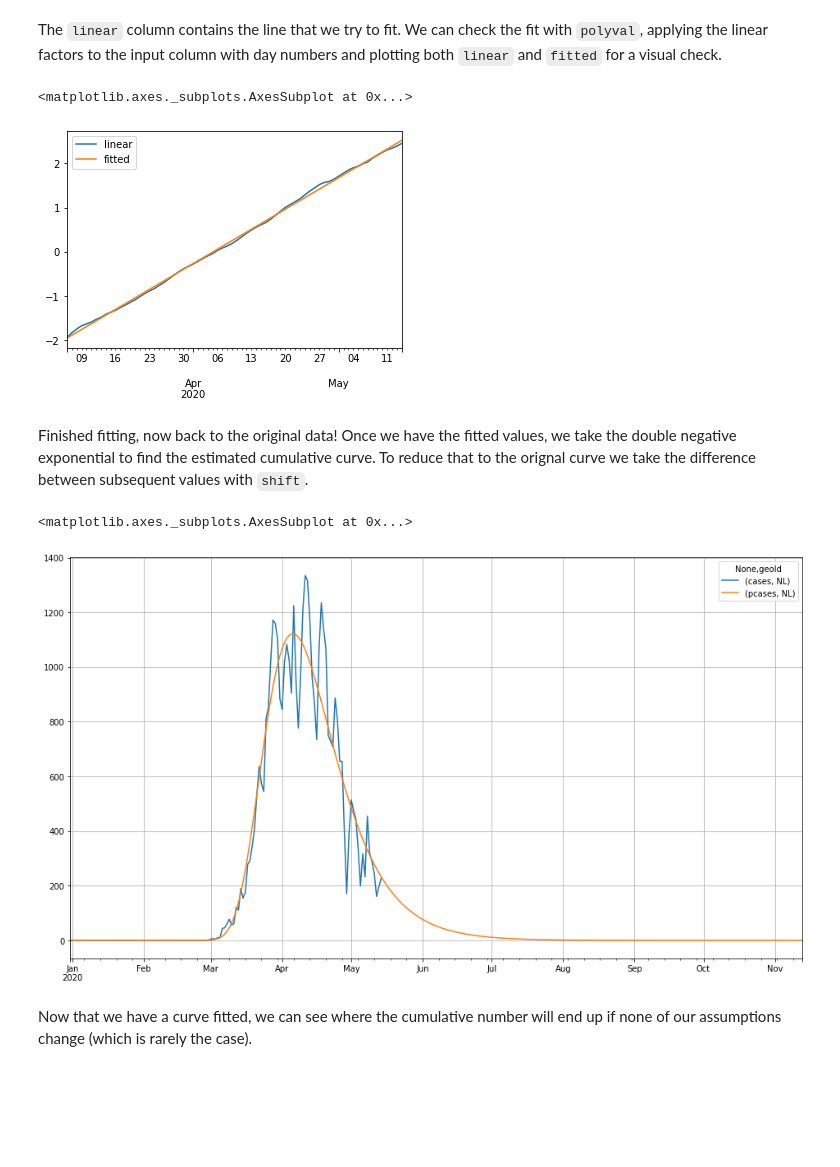
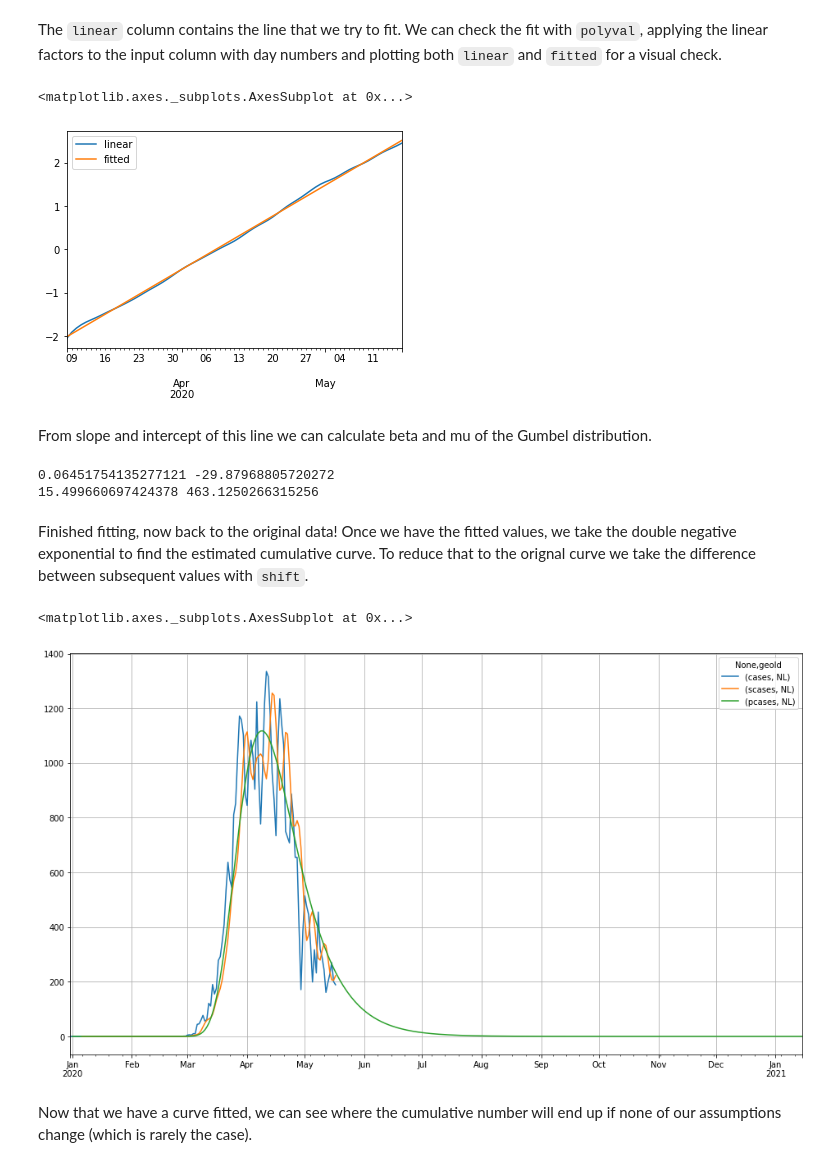
Before and after one commit to R3dje/COVID19, a Jupyter notebook: Gumbelpivot.ipynb, the cells around one changed output. Saved outputs shown, nothing was run; the diff lists cells and outputs as text; code cells hidden in the pictures; blank space fills up the shorter version.

Commit message:
Add smoothing, beta, mu, peak, floor, formatting and tweaks

```diff
--- a/Gumbelpivot.ipynb
+++ b/Gumbelpivot.ipynb
@@ -41,8 +36,8 @@ df.head(10)
 # %% [markdown]
 To make room in the dataframe for future predictions, we add columns for those values and set them to missing for now.
 # %%
-df['pcases']  = np.nan
-df['pdeaths'] = np.nan
+#df['pcases']  = np.nan
+#df['pdeaths'] = np.nan
 # %% [markdown]
 Last check of our source dataframe.
 # %%
@@ -65,7 +58,7 @@ dtype: int64
 # %% [markdown]
 We pivot to a country by column format.
 # %%
-df_geo = df.pivot(index='dateRep', columns='geoId', values=['cases', 'deaths', 'pcases', 'pdeaths'])
+df_geo = df.pivot(index='dateRep', columns='geoId', values=['cases', 'deaths'])
 df_geo
 # %% [output]
 |  | cases |  |  |  |  |  |  |  |  |  | ... | ... |
@@ -86,7 +79,7 @@ df_geo
 # %% [markdown]
 For predictions later on we need extra rows in our dataframe. One of the ways to do that is reindexing with a larger range, so we use the current range and add six months and check our latest date.
 # %%
-new_index = pd.date_range(df_geo.index.min(), df_geo.index.max() + pd.Timedelta('183 days'))
+new_index = pd.date_range(df_geo.index.min(), df_geo.index.max() + pd.Timedelta('243 days'))
 df_geo = df_geo.reindex(new_index)
 df_geo
 # %% [output]
@@ -126,5 +119,9 @@ We create a simple dataframe to contain the source values for our fitting approa
 country  = 'NL'
 measure  = 'cases'
 pmeasure = 'pcases'
+smeasure = 'scases'
 
-df_pred = pd.DataFrame({'daynum':df_geo['daynum'], measure:df_geo[measure][country]})
+df_geo[(smeasure, country)] = df_geo[measure][country].rolling(7, win_type='hann').mean()
+
+df_pred = pd.DataFrame({'daynum':df_geo['daynum'], measure:df_geo[smeasure][country]})
+df_pred[measure].plot()
@@ -207,16 +214,28 @@ df_pred['fitted'] = np.polyval(fit[0], df_pred['daynum'])
 df_pred[['linear', 'fitted']].plot()
 # %% [output]
 <matplotlib.axes._subplots.AxesSubplot at 0x...>
-[figure, old version]
+[figure, new version]
+# %% [markdown]
+From slope and intercept of this line we can calculate beta and mu of the Gumbel distribution.
+# %%
+slope = fit[0][0]
+intercept = fit[0][1]
+print(slope, intercept)
+beta = 1 / slope
+mu = - intercept * beta
+print(beta, mu)
+# %% [output]
+0.06451754135277121 -29.87968805720272
+15.499660697424378 463.1250266315256
 # %% [markdown]
 Finished fitting, now back to the original data! Once we have the fitted values, we take the double negative exponential to find the estimated cumulative curve. To reduce that to the orignal curve we take the difference between subsequent values with `shift`.
 # %%
 df_geo[(pmeasure, country)] = np.exp(- np.exp(- np.polyval(fit[0], df_geo['daynum']))) * maxcases / progress
 df_geo[(pmeasure, country)] = df_geo[(pmeasure, country)] - df_geo[(pmeasure, country)].shift()
-df_geo[[(measure, country), (pmeasure, country)]].plot(figsize=(16, 9), grid=True)
+df_geo[[(measure, country), (smeasure, country), (pmeasure, country)]].plot(figsize=(16, 9), grid=True)
 # %% [output]
 <matplotlib.axes._subplots.AxesSubplot at 0x...>
-[figure, old version]
+[figure, new version]
 # %% [markdown]
 Now that we have a curve fitted, we can see where the cumulative number will end up if none of our assumptions change (which is rarely the case).
 # %%
```
Also changed, not shown: parts of 19 cells of this notebook, 3 other files.
